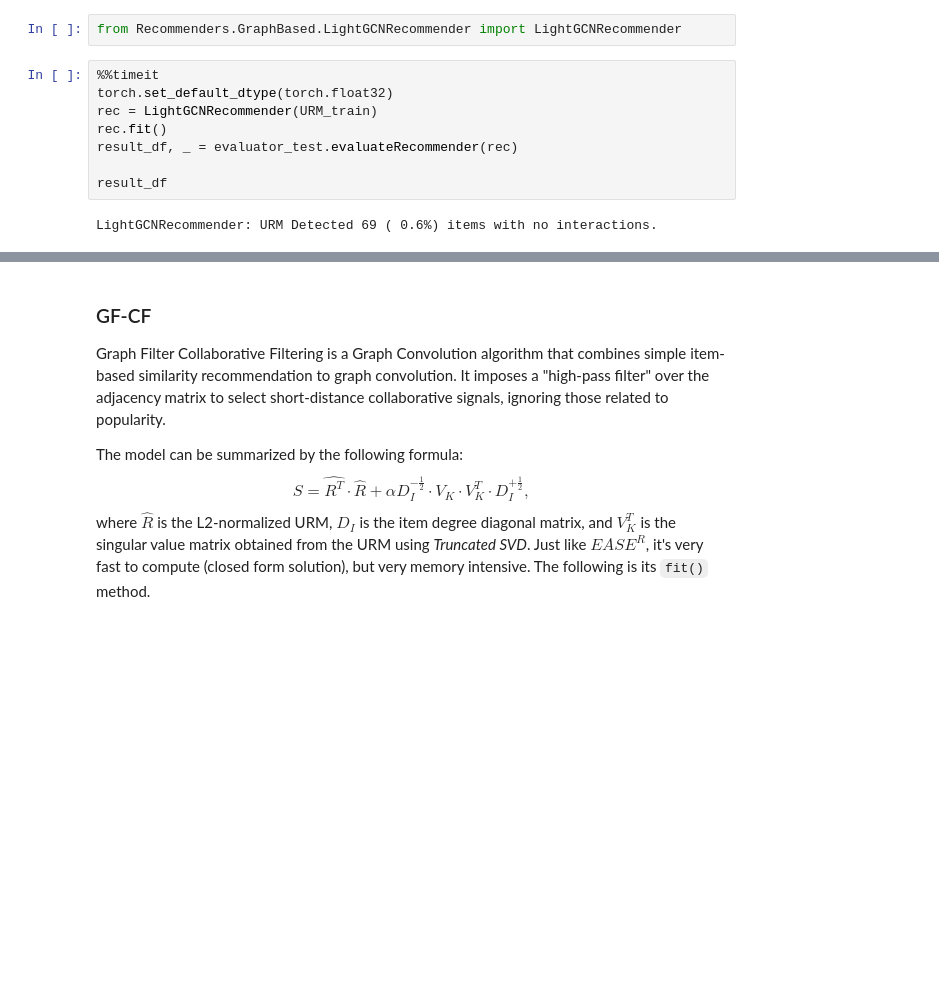
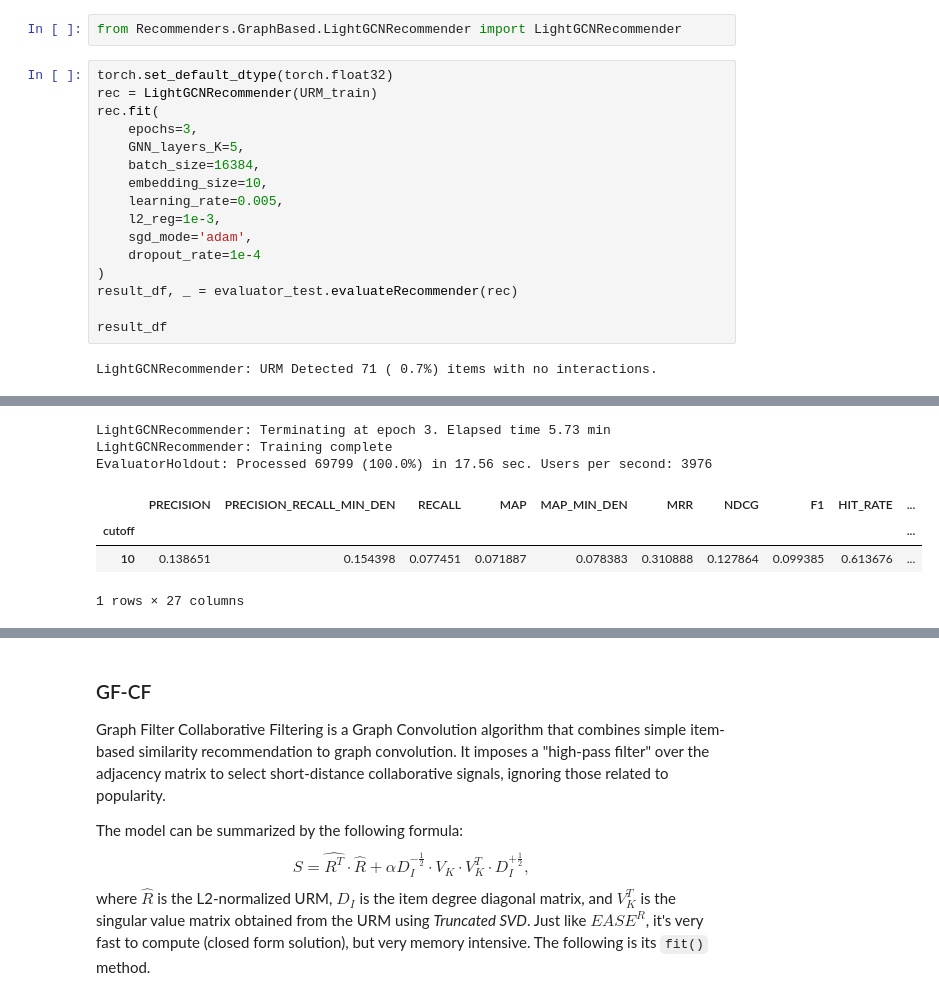
Before and after one commit to andreapisa9/RecSys_Course_AT_PoliMi, a Jupyter notebook: Practice extra 11 - Deep Learning Recommenders.ipynb, the cells around one changed output, grey strips where cells are left out. Saved outputs shown, nothing was run; the diff lists cells and outputs as text; blank space fills up the shorter version.

```diff
--- a/Practice extra 11 - Deep Learning Recommenders.ipynb
+++ b/Practice extra 11 - Deep Learning Recommenders.ipynb
@@ -626,12 +632,20 @@ Let's have a look at what happens when we change the precision of our `dtype` by
 # %%
 from Recommenders.GraphBased.LightGCNRecommender import LightGCNRecommender
 # %%
-%%timeit
 torch.set_default_dtype(torch.float32)
 rec = LightGCNRecommender(URM_train)
-rec.fit()
+rec.fit(
+    epochs=3,
+    GNN_layers_K=5,
+    batch_size=16384,
+    embedding_size=10,
+    learning_rate=0.005,
+    l2_reg=1e-3,
+    sgd_mode='adam',
+    dropout_rate=1e-4
+)
 result_df, _ = evaluator_test.evaluateRecommender(rec)
 
 result_df
 # %% [output]
-LightGCNRecommender: URM Detected 69 ( 0.6%) items with no interactions.
+LightGCNRecommender: URM Detected 71 ( 0.7%) items with no interactions.
@@ -639 +658,8 @@ AssertionError: GPU is requested but not available
+LightGCNRecommender: Terminating at epoch 3. Elapsed time 5.73 min
+LightGCNRecommender: Training complete
+EvaluatorHoldout: Processed 69799 (100.0%) in 17.56 sec. Users per second: 3976
+|  | PRECISION | PRECISION_RECALL_MIN_DEN | RECALL | MAP | MAP_MIN_DEN | MRR | NDCG | F1 | HIT_RATE | ... |
+| cutoff |  |  |  |  |  |  |  |  |  | ... |
+| 10 | 0.138651 | 0.154398 | 0.077451 | 0.071887 | 0.078383 | 0.310888 | 0.127864 | 0.099385 | 0.613676 | ... |
+1 rows × 27 columns
 # %%
```
Also changed, not shown: parts of 13 cells of this notebook.
